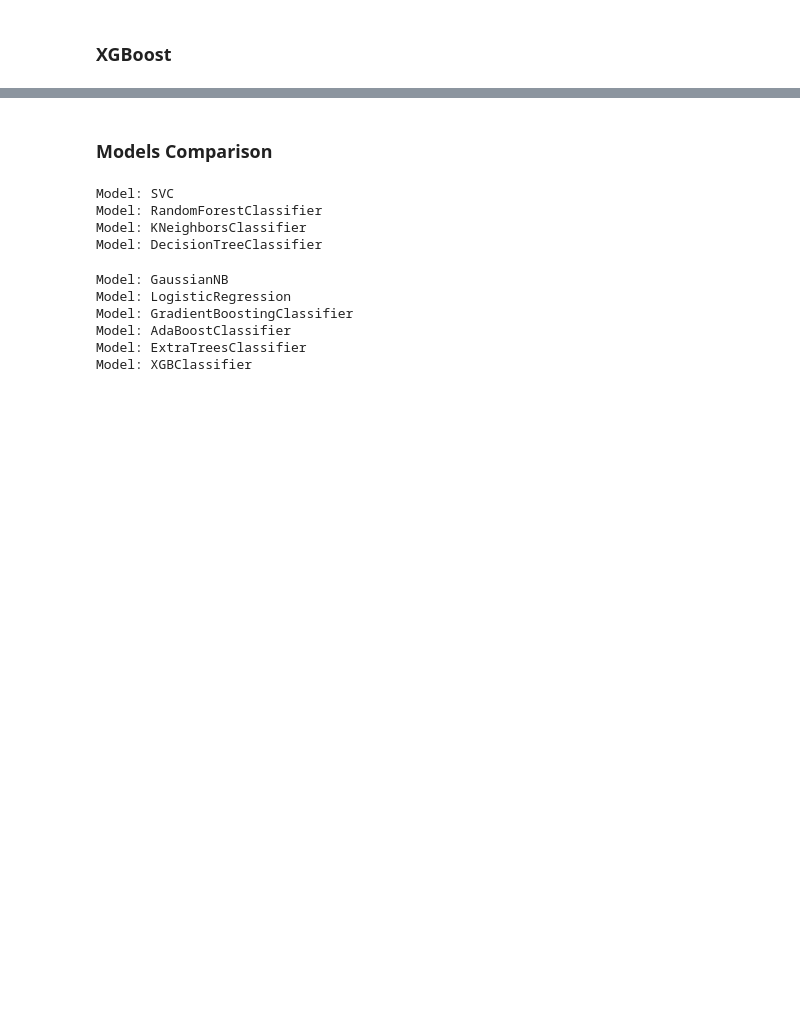
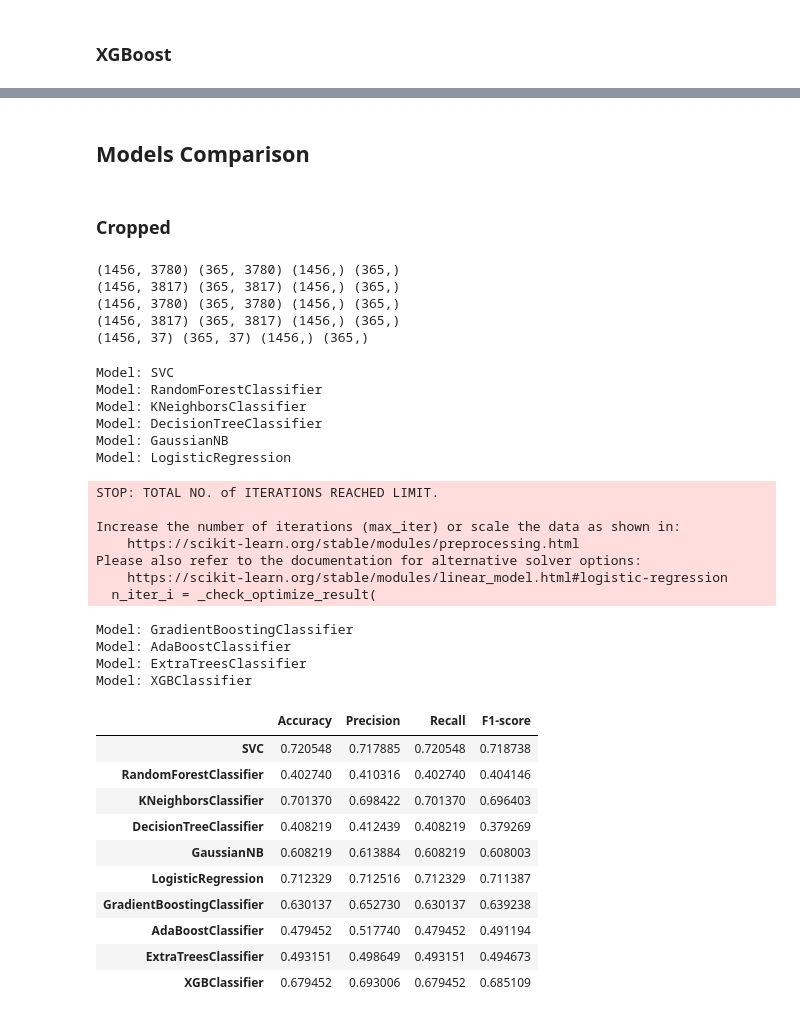
Before and after one commit to hazemtarekelaswad/Hand-Gesture-Recognition, a Jupyter notebook: src/model_training/models-comparison.ipynb, the cells around one changed output, grey strips where cells are left out. Cells and saved outputs as stored; diff of their text form; code cells hidden in the pictures; blank space fills up the shorter version.

```diff
--- a/src/model_training/models-comparison.ipynb
+++ b/src/model_training/models-comparison.ipynb
@@ -308,15 +346,58 @@ Confusion matrix:
 # %% [markdown]
-### Models Comparison
+## Models Comparison
-# %%
-df_metrics = get_metrics_all_models(models, X_train, Y_train, X_test, Y_test)
-# %% [output]
-Model: SVC
-Model: RandomForestClassifier
-Model: KNeighborsClassifier
-Model: DecisionTreeClassifier
-Model: GaussianNB
-Model: LogisticRegression
-Model: GradientBoostingClassifier
-Model: AdaBoostClassifier
-Model: ExtraTreesClassifier
-Model: XGBClassifier
+# %% [markdown]
+### Cropped
+# %%
+from sklearn.model_selection import train_test_split
+
+# divide the data into training (70%) and validation (15%) and testing (15%) sets  #### to be adjusted ####
+X_train_hog_custom_cropped, X_test_hog_custom_cropped, Y_train_hog_custom_cropped, Y_test_hog_custom_cropped = train_test_split(hog_features_custom_cropped, labels_cropped, test_size=0.2, random_state=42)
+X_train_hog_efd_custom_cropped, X_test_hog_efd_custom_cropped, Y_train_hog_efd_custom_cropped, Y_test_hog_efd_custom_cropped = train_test_split(hog_efd_features_custom_cropped, labels_cropped, test_size=0.2, random_state=42)
+X_train_hog_builtin_cropped, X_test_hog_builtin_cropped, Y_train_hog_builtin_cropped, Y_test_hog_builtin_cropped = train_test_split(hog_features_builtin_cropped, labels_cropped, test_size=0.2, random_state=42)
+X_train_hog_efd_builtin_cropped, X_test_hog_efd_builtin_cropped, Y_train_hog_efd_builtin_cropped, Y_test_hog_efd_builtin_cropped = train_test_split(hog_efd_features_builtin_cropped, labels_cropped, test_size=0.2, random_state=42)
+X_train_efd_cropped, X_test_efd_cropped, Y_train_efd_cropped, Y_test_efd_cropped = train_test_split(efd_features_cropped, labels_cropped, test_size=0.2, random_state=42)
+
+print(X_train_hog_custom_cropped.shape, X_test_hog_custom_cropped.shape, Y_train_hog_custom_cropped.shape, Y_test_hog_custom_cropped.shape)
+print(X_train_hog_efd_custom_cropped.shape, X_test_hog_efd_custom_cropped.shape, Y_train_hog_efd_custom_cropped.shape, Y_test_hog_efd_custom_cropped.shape)
+print(X_train_hog_builtin_cropped.shape, X_test_hog_builtin_cropped.shape, Y_train_hog_builtin_cropped.shape, Y_test_hog_builtin_cropped.shape)
+print(X_train_hog_efd_builtin_cropped.shape, X_test_hog_efd_builtin_cropped.shape, Y_train_hog_efd_builtin_cropped.shape, Y_test_hog_efd_builtin_cropped.shape)
+print(X_train_efd_cropped.shape, X_test_efd_cropped.shape, Y_train_efd_cropped.shape, Y_test_efd_cropped.shape)
+# %% [output]
+(1456, 3780) (365, 3780) (1456,) (365,)
+(1456, 3817) (365, 3817) (1456,) (365,)
+(1456, 3780) (365, 3780) (1456,) (365,)
+(1456, 3817) (365, 3817) (1456,) (365,)
+(1456, 37) (365, 37) (1456,) (365,)
+# %%
+df_metrics_hog_custom_cropped = get_metrics_all_models(models, X_train_hog_custom_cropped, Y_train_hog_custom_cropped, X_test_hog_custom_cropped, Y_test_hog_custom_cropped)
+
+df_metrics_hog_custom_cropped.drop('Confusion matrix', axis=1)
+# %% [output]
+Model: SVC
+Model: RandomForestClassifier
+Model: KNeighborsClassifier
+Model: DecisionTreeClassifier
+Model: GaussianNB
+Model: LogisticRegression
+STOP: TOTAL NO. of ITERATIONS REACHED LIMIT.
+
+Increase the number of iterations (max_iter) or scale the data as shown in:
+    https://scikit-learn.org/stable/modules/preprocessing.html
+Please also refer to the documentation for alternative solver options:
+    https://scikit-learn.org/stable/modules/linear_model.html#logistic-regression
+  n_iter_i = _check_optimize_result(
+Model: GradientBoostingClassifier
+Model: AdaBoostClassifier
+Model: ExtraTreesClassifier
+Model: XGBClassifier
+|  | Accuracy | Precision | Recall | F1-score |
+| SVC | 0.720548 | 0.717885 | 0.720548 | 0.718738 |
+| RandomForestClassifier | 0.402740 | 0.410316 | 0.402740 | 0.404146 |
+| KNeighborsClassifier | 0.701370 | 0.698422 | 0.701370 | 0.696403 |
+| DecisionTreeClassifier | 0.408219 | 0.412439 | 0.408219 | 0.379269 |
+| GaussianNB | 0.608219 | 0.613884 | 0.608219 | 0.608003 |
+| LogisticRegression | 0.712329 | 0.712516 | 0.712329 | 0.711387 |
+| GradientBoostingClassifier | 0.630137 | 0.652730 | 0.630137 | 0.639238 |
+| AdaBoostClassifier | 0.479452 | 0.517740 | 0.479452 | 0.491194 |
+| ExtraTreesClassifier | 0.493151 | 0.498649 | 0.493151 | 0.494673 |
+| XGBClassifier | 0.679452 | 0.693006 | 0.679452 | 0.685109 |
```
Also changed, not shown: parts of 36 cells of this notebook, 3 other files.
